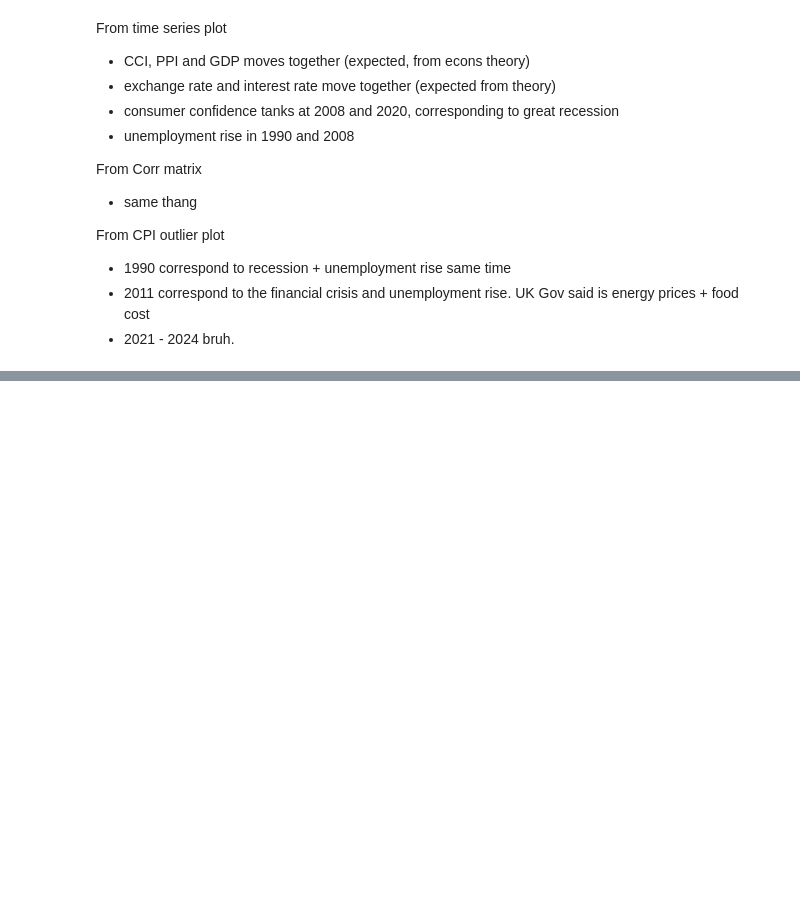
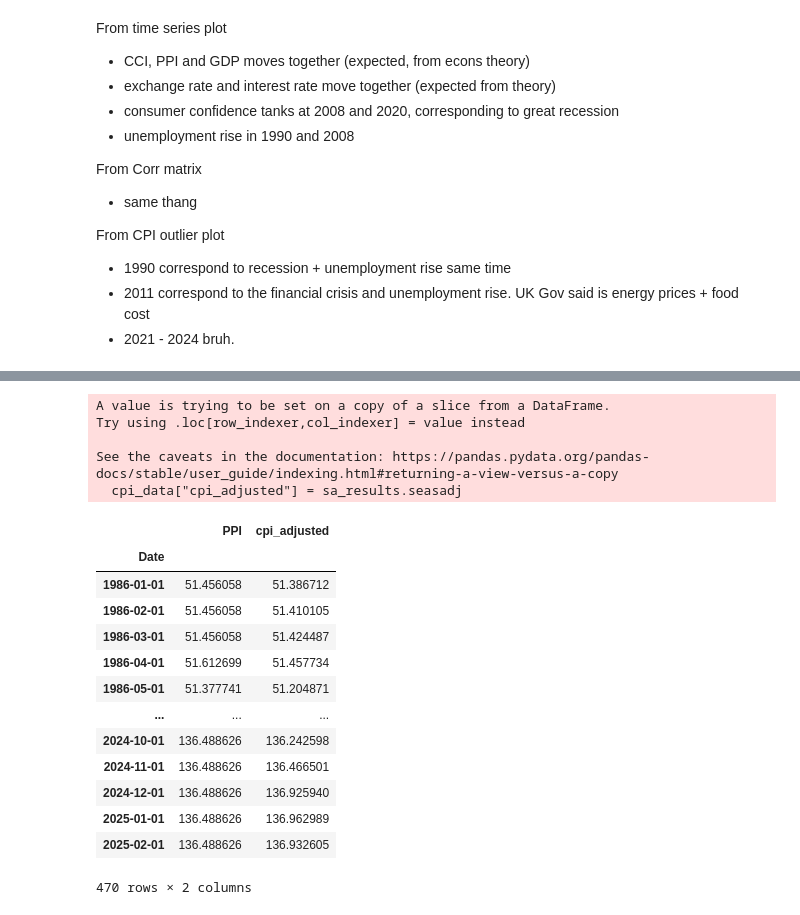
Before and after one commit to willafred/fe5213-cpi-forecasting, a Jupyter notebook: scripts/data_cleaning.ipynb, the cells around one changed output, grey strips where cells are left out. Drawn from its saved outputs; the diff is of its cells as text; code cells hidden in the pictures; blank space fills up the shorter version.

```diff
--- a/scripts/data_cleaning.ipynb
+++ b/scripts/data_cleaning.ipynb
@@ -417,0 +498,35 @@ From CPI outlier plot
+# %%
+import statsmodels.tsa.x13 as x13
+
+# # Set environment variable
+# os.environ["X13PATH"] = r"C:\Users\Justin\Downloads\x13as_ascii-v1-1-b61\x13as"
+
+model_path = r"C:\Users\Justin\Downloads\x13as_ascii-v1-1-b61\x13as\x13as.exe"
+# Perform seasonal adjustment
+sa_results = x13.x13_arima_analysis(cpi_data['PPI'], x12path=model_path)
+
+# Get the seasonally adjusted series
+cpi_data["cpi_adjusted"] = sa_results.seasadj
+
+# Display the first few rows
+cpi_data
+# %% [output]
+A value is trying to be set on a copy of a slice from a DataFrame.
+Try using .loc[row_indexer,col_indexer] = value instead
+
+See the caveats in the documentation: https://pandas.pydata.org/pandas-docs/stable/user_guide/indexing.html#returning-a-view-versus-a-copy
+  cpi_data["cpi_adjusted"] = sa_results.seasadj
+|  | PPI | cpi_adjusted |
+| Date |  |  |
+| 1986-01-01 | 51.456058 | 51.386712 |
+| 1986-02-01 | 51.456058 | 51.410105 |
+| 1986-03-01 | 51.456058 | 51.424487 |
+| 1986-04-01 | 51.612699 | 51.457734 |
+| 1986-05-01 | 51.377741 | 51.204871 |
+| ... | ... | ... |
+| 2024-10-01 | 136.488626 | 136.242598 |
+| 2024-11-01 | 136.488626 | 136.466501 |
+| 2024-12-01 | 136.488626 | 136.925940 |
+| 2025-01-01 | 136.488626 | 136.962989 |
+| 2025-02-01 | 136.488626 | 136.932605 |
+470 rows × 2 columns
```
Also changed, not shown: parts of 11 cells of this notebook, 2 other files.
